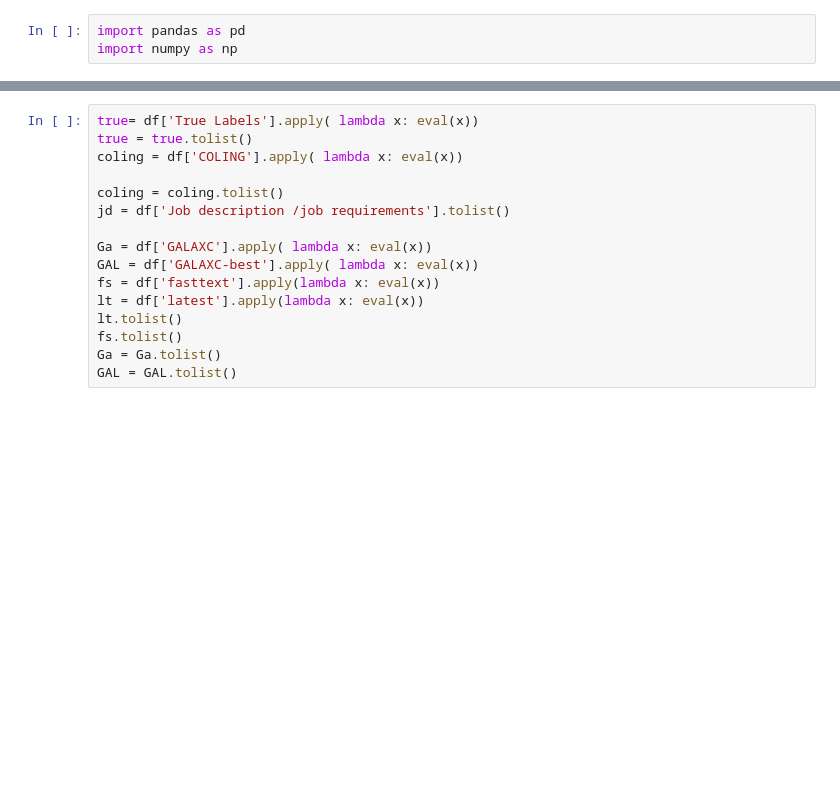
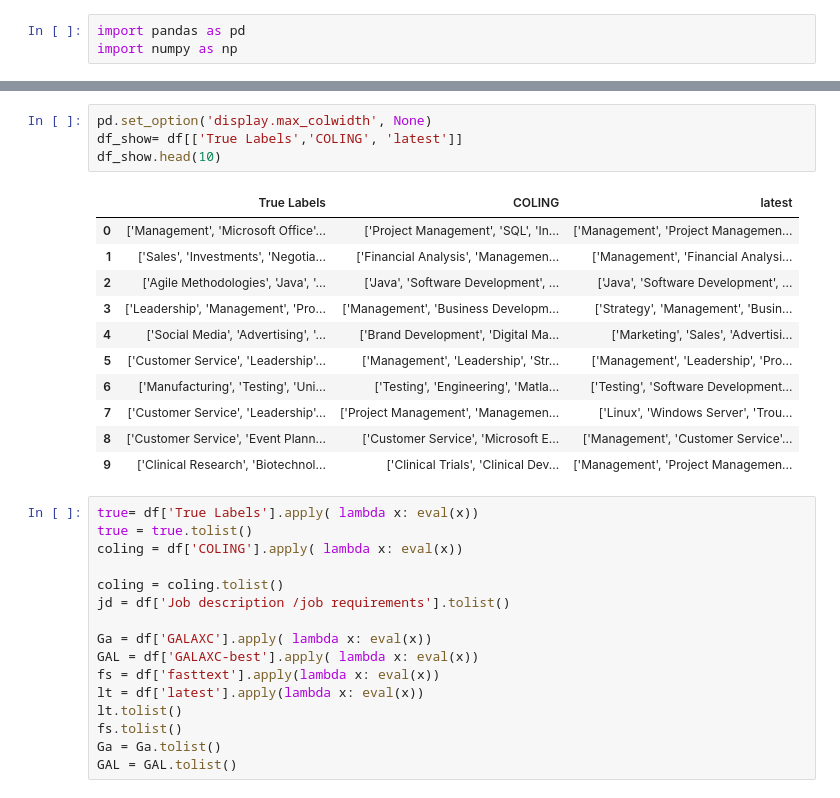
Before and after one commit to Josh1108/JobXMLC, a Jupyter notebook: explore_output.ipynb, the cells around one changed output, grey strips where cells are left out. Saved outputs shown, nothing was run; the diff lists cells and outputs as text; blank space fills up the shorter version.

```diff
--- a/explore_output.ipynb
+++ b/explore_output.ipynb
@@ -28,3 +33,19 @@ df.head()
+# %%
+pd.set_option('display.max_colwidth', None)
+df_show= df[['True Labels','COLING', 'latest']]
+df_show.head(10)
+# %% [output]
+|  | True Labels | COLING | latest |
+| 0 | ['Management', 'Microsoft Office'... | ['Project Management', 'SQL', 'In... | ['Management', 'Project Managemen... |
+| 1 | ['Sales', 'Investments', 'Negotia... | ['Financial Analysis', 'Managemen... | ['Management', 'Financial Analysi... |
+| 2 | ['Agile Methodologies', 'Java', '... | ['Java', 'Software Development', ... | ['Java', 'Software Development', ... |
+| 3 | ['Leadership', 'Management', 'Pro... | ['Management', 'Business Developm... | ['Strategy', 'Management', 'Busin... |
+| 4 | ['Social Media', 'Advertising', '... | ['Brand Development', 'Digital Ma... | ['Marketing', 'Sales', 'Advertisi... |
+| 5 | ['Customer Service', 'Leadership'... | ['Management', 'Leadership', 'Str... | ['Management', 'Leadership', 'Pro... |
+| 6 | ['Manufacturing', 'Testing', 'Uni... | ['Testing', 'Engineering', 'Matla... | ['Testing', 'Software Development... |
+| 7 | ['Customer Service', 'Leadership'... | ['Project Management', 'Managemen... | ['Linux', 'Windows Server', 'Trou... |
+| 8 | ['Customer Service', 'Event Plann... | ['Customer Service', 'Microsoft E... | ['Management', 'Customer Service'... |
+| 9 | ['Clinical Research', 'Biotechnol... | ['Clinical Trials', 'Clinical Dev... | ['Management', 'Project Managemen... |
 # %%
 true= df['True Labels'].apply( lambda x: eval(x))
 true = true.tolist()
```
Also changed, not shown: parts of 9 cells of this notebook, 6 other files.
